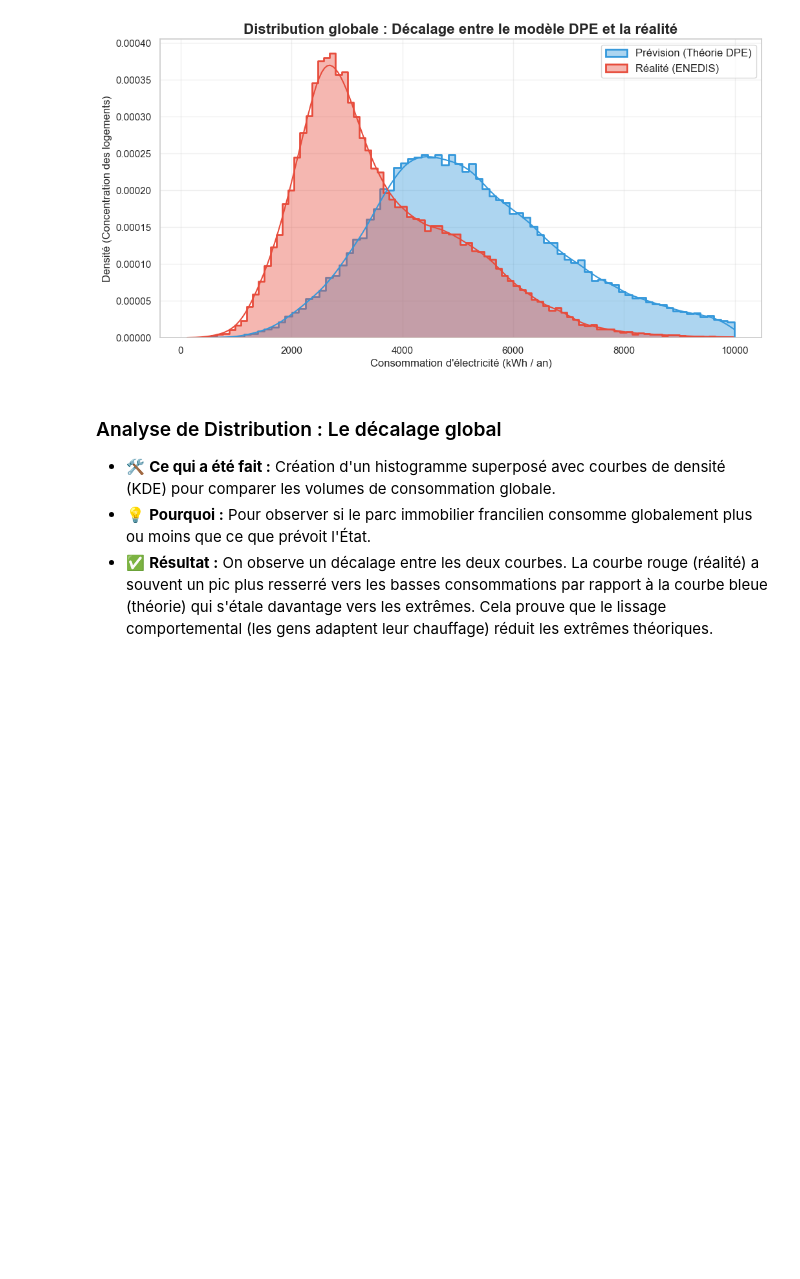
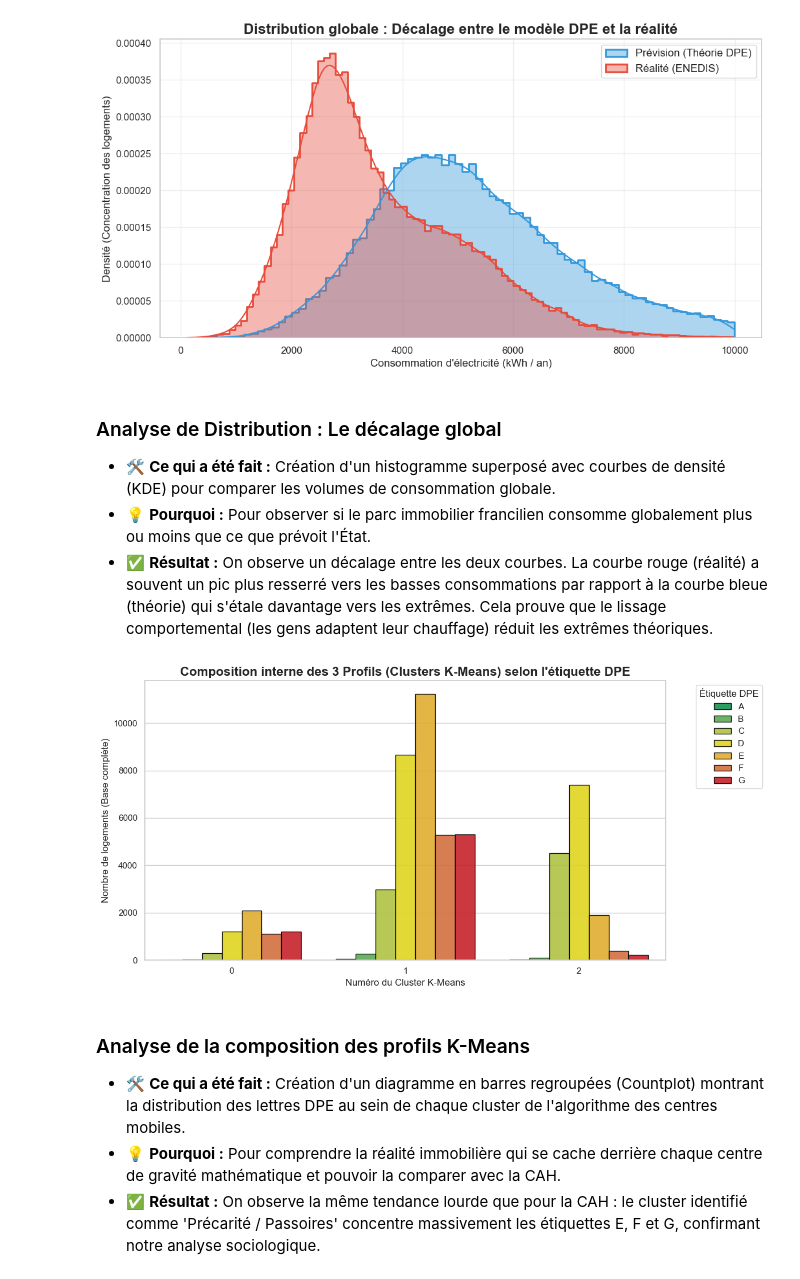
Before and after one commit to Leopold-Rony/Projet_open_data, a Jupyter notebook: notebooks_Iles_de_france/03_1_Modelisation_KMeans.ipynb, the cells around one changed output. Saved outputs shown, nothing was run; the diff lists cells and outputs as text; code cells hidden in the pictures; blank space fills up the shorter version.

Commit message:
MAJ NB031 + NB032 graphique pertinent et analyse

```diff
--- a/notebooks_Iles_de_france/03_1_Modelisation_KMeans.ipynb
+++ b/notebooks_Iles_de_france/03_1_Modelisation_KMeans.ipynb
@@ -249,3 +249,44 @@ afficher_bilan(
 * 🛠️ **Ce qui a été fait :** Création d'un histogramme superposé avec courbes de densité (KDE) pour comparer les volumes de consommation globale.
 * 💡 **Pourquoi :** Pour observer si le parc immobilier francilien consomme globalement plus ou moins que ce que prévoit l'État.
 * ✅ **Résultat :** On observe un décalage entre les deux courbes. La courbe rouge (réalité) a souvent un pic plus resserré vers les basses consommations par rapport à la courbe bleue (théorie) qui s'étale davantage vers les extrêmes. Cela prouve que le lissage comportemental (les gens adaptent leur chauffage) réduit les extrêmes théoriques.
+# %%
+# ==============================================================================
+# 📊 GRAPHIQUE : COMPOSITION DES CLUSTERS K-MEANS PAR ÉTIQUETTE DPE
+# ==============================================================================
+plt.figure(figsize=(12, 6))
+
+# On utilise un "countplot" pour compter le nombre de DPE dans chaque cluster
+sns.countplot(
+    data=df_model,
+    x='Cluster_KMeans',
+    hue='etiquette_dpe',
+    palette=['#00a650', '#50b848', '#bfd730', '#fff200', '#fdb913', '#eb6825', '#e30613'], # Couleurs officielles
+    hue_order=['A', 'B', 'C', 'D', 'E', 'F', 'G'],
+    edgecolor='black',
+    alpha=0.9
+)
+
+plt.title("Composition interne des 3 Profils (Clusters K-Means) selon l'étiquette DPE", fontsize=16, fontweight='bold')
+plt.xlabel("Numéro du Cluster K-Means", fontsize=12)
+plt.ylabel("Nombre de logements (Base complète)", fontsize=12)
+
+# On déplace la légende à l'extérieur pour ne pas cacher les barres
+plt.legend(title="Étiquette DPE", bbox_to_anchor=(1.05, 1), loc='upper left')
+
+plt.tight_layout()
+plt.show()
+
+# Affichage du bilan analytique
+afficher_bilan(
+    titre="Analyse de la composition des profils K-Means",
+    quoi="Création d'un diagramme en barres regroupées (Countplot) montrant la distribution des lettres DPE au sein de chaque cluster de l'algorithme des centres mobiles.",
+    pourquoi="Pour comprendre la réalité immobilière qui se cache derrière chaque centre de gravité mathématique et pouvoir la comparer avec la CAH.",
+    resultat="On observe la même tendance lourde que pour la CAH : le cluster identifié comme 'Précarité / Passoires' concentre massivement les étiquettes E, F et G, confirmant notre analyse sociologique."
+)
+# %% [output]
+[figure, added]
+
+### Analyse de la composition des profils K-Means
+* 🛠️ **Ce qui a été fait :** Création d'un diagramme en barres regroupées (Countplot) montrant la distribution des lettres DPE au sein de chaque cluster de l'algorithme des centres mobiles.
+* 💡 **Pourquoi :** Pour comprendre la réalité immobilière qui se cache derrière chaque centre de gravité mathématique et pouvoir la comparer avec la CAH.
+* ✅ **Résultat :** On observe la même tendance lourde que pour la CAH : le cluster identifié comme 'Précarité / Passoires' concentre massivement les étiquettes E, F et G, confirmant notre analyse sociologique.
```
